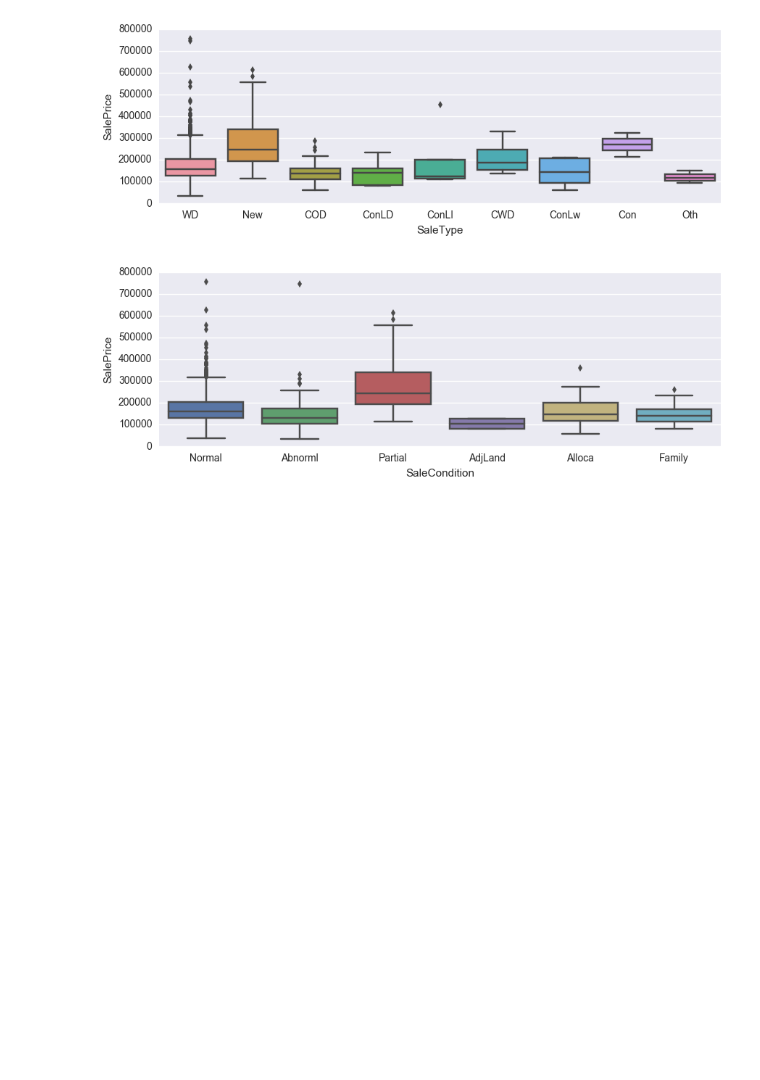
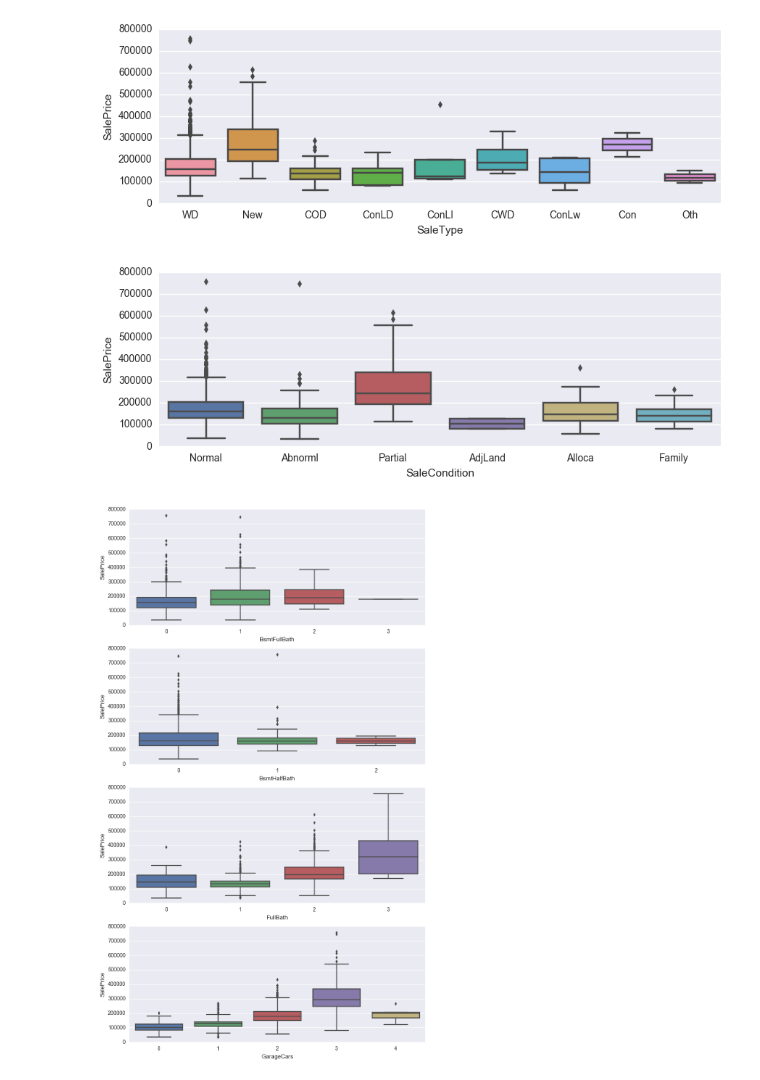
Before and after one commit to baejunyang/datascienceschool, a Jupyter notebook: studying/Kaggle_house_price/Data preprocessing.ipynb, the cells around one changed output. Drawn from its saved outputs; the diff is of its cells as text; code cells hidden in the pictures; blank space fills up the shorter version.

```diff
--- a/studying/Kaggle_house_price/Data preprocessing.ipynb
+++ b/studying/Kaggle_house_price/Data preprocessing.ipynb
@@ -208,3 +177,13 @@ plt.show()
 [figure]
 [figure]
 [figure]
+# %%
+lst = ['BsmtFullBath', 'BsmtHalfBath', 'FullBath', 'GarageCars']
+plt.figure(figsize=(10,18))
+plt.subplot(411); sns.boxplot('BsmtFullBath', 'SalePrice', data=df)
+plt.subplot(412); sns.boxplot('BsmtHalfBath', 'SalePrice', data=df)
+plt.subplot(413); sns.boxplot('FullBath', 'SalePrice', data=df)
+plt.subplot(414); sns.boxplot('GarageCars', 'SalePrice', data=df)
+plt.show()
+# %% [output]
+[figure, added]
```
Also changed, not shown: parts of 16 cells of this notebook.
